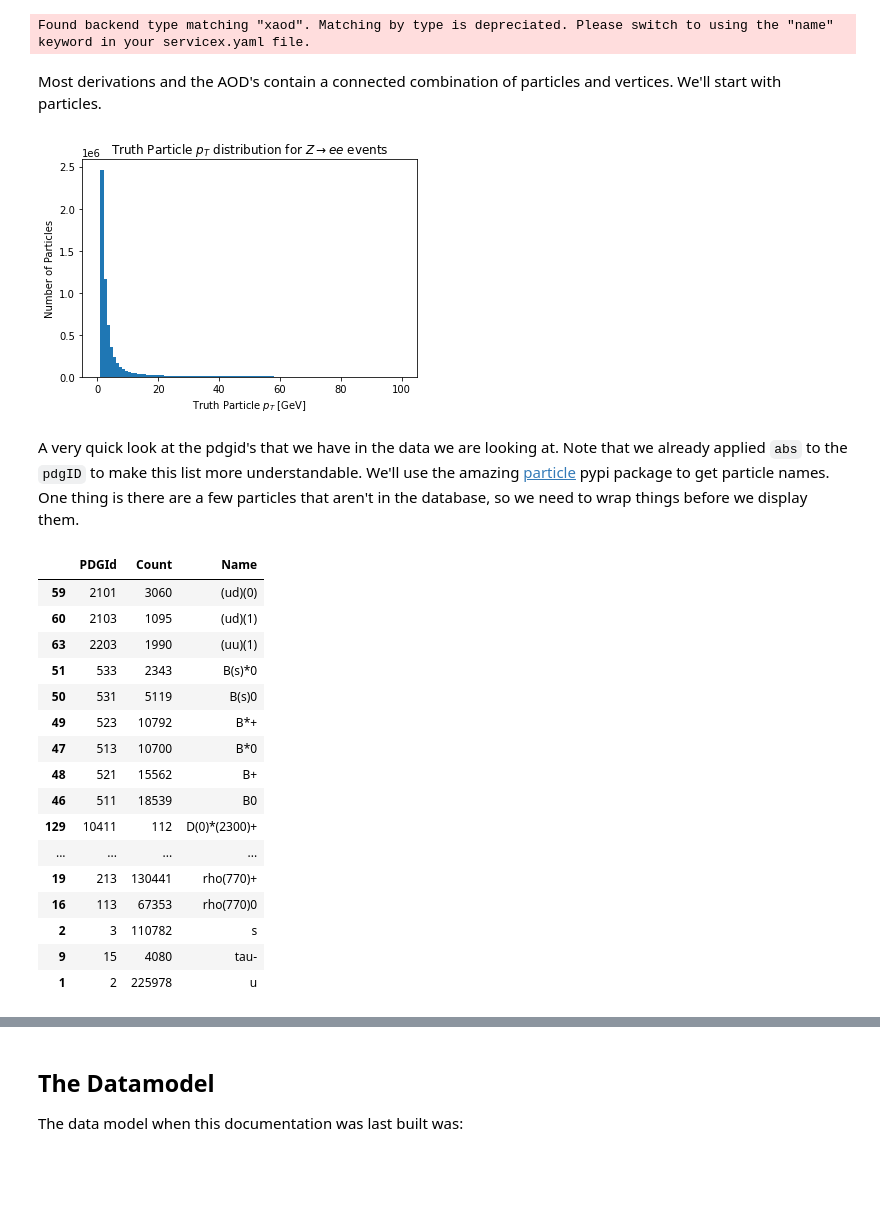
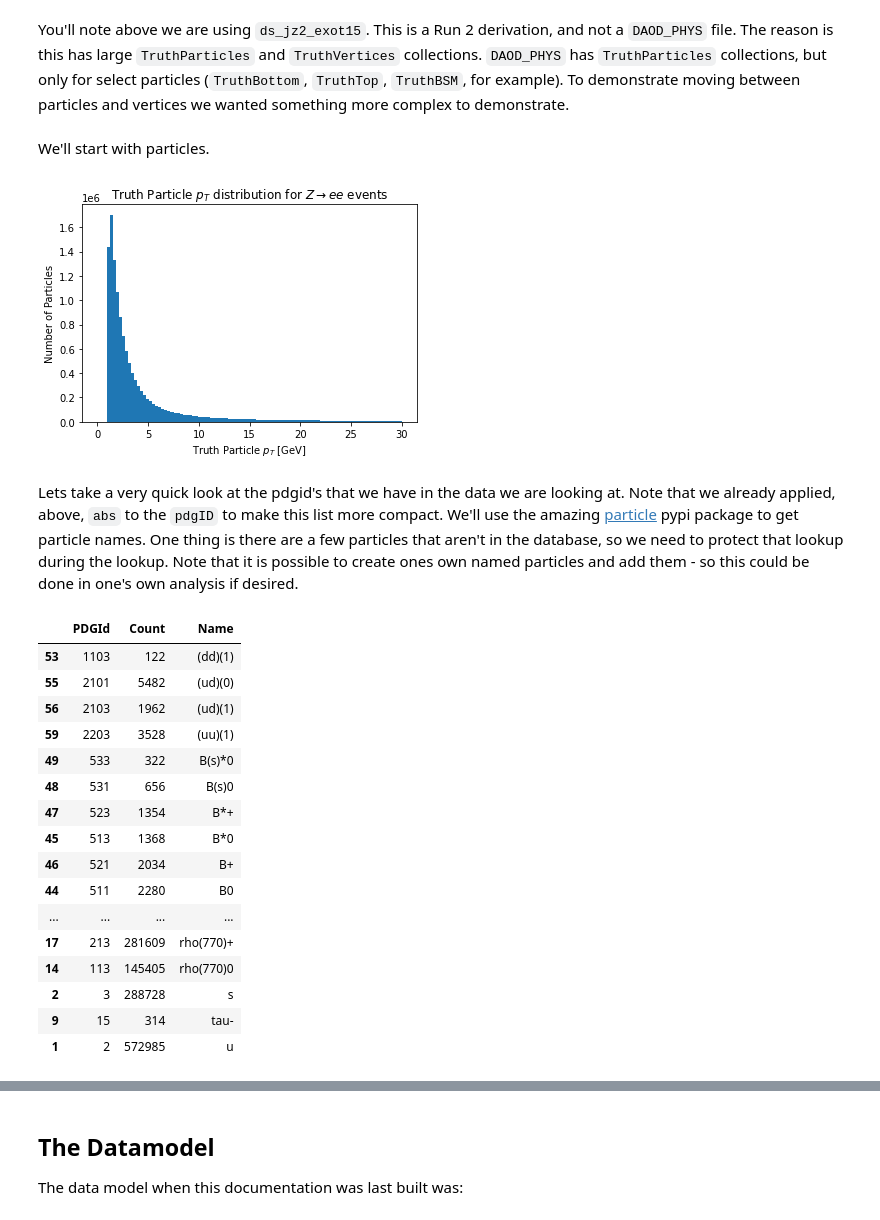
Before and after one commit to gordonwatts/xaod_usage, a Jupyter notebook: _sources/chapters/truth.ipynb, the cells around one changed output, grey strips where cells are left out. Cells and saved outputs as stored; diff of their text form; code cells hidden in the pictures; blank space fills up the shorter version.

```diff
--- a/_sources/chapters/truth.ipynb
+++ b/_sources/chapters/truth.ipynb
@@ -16,10 +20,7 @@ pd.options.display.max_rows = None
-# %%
-#ds = SXDSAtlasxAODR21(rucio_zee_r21_mc, backend='dev_xaod')
-ds = xAODLocalTyped(local_xaod_path)
-# %% [output]
-Found backend type matching "xaod". Matching by type is depreciated. Please switch to using the "name" keyword in your servicex.yaml file.
-# %% [markdown]
-Most derivations and the AOD's contain a connected combination of particles and vertices. We'll start with particles.
+# %% [markdown]
+You'll note above we are using `ds_jz2_exot15`. This is a Run 2 derivation, and not a `DAOD_PHYS` file. The reason is this has large `TruthParticles` and `TruthVertices` collections. `DAOD_PHYS` has `TruthParticles` collections, but only for select particles (`TruthBottom`, `TruthTop`, `TruthBSM`, for example). To demonstrate moving between particles and vertices we wanted something more complex to demonstrate.
+# %% [markdown]
+We'll start with particles.
 # %%
 all_particles = (ds
                  .SelectMany(lambda e: e.TruthParticles("TruthParticles"))
@@ -31,14 +32,14 @@ all_particles = (ds
                  .AsAwkwardArray()
                  .value())
 # %%
-plt.hist(all_particles.pt, bins=100, range=(0, 100))
+plt.hist(all_particles.pt, bins=100, range=(0, 30))
 plt.xlabel('Truth Particle $p_T$ [GeV]')
 plt.ylabel('Number of Particles')
-_ = plt.title('Truth Particle $p_T$ distribution for $Z\\rightarrow ee$ events')
+_ = plt.title(r'Truth Particle $p_T$ distribution for $Z\rightarrow ee$ events')
 # %% [output]
-[figure, old version]
+[figure, new version]
 # %% [markdown]
-A very quick look at the pdgid's that we have in the data we are looking at. Note that we already applied `abs` to the `pdgID` to make this list more understandable. We'll use the amazing [particle](https://pypi.org/project/particle/) pypi package to get particle names. One thing is there are a few particles that aren't in the database, so we need to wrap things before we display them.
+Lets take a very quick look at the pdgid's that we have in the data we are looking at. Note that we already applied, above, `abs` to the `pdgID` to make this list more compact. We'll use the amazing [particle](https://pypi.org/project/particle/) pypi package to get particle names. One thing is there are a few particles that aren't in the database, so we need to protect that lookup during the lookup. Note that it is possible to create ones own named particles and add them - so this could be done in one's own analysis if desired.
 # %%
 def get_pdg_name(pdgid: int) -> str:
     'Protected particle name from pdgid'
@@ -47,30 +48,32 @@ def get_pdg_name(pdgid: int) -> str:
     try:
         return Particle.from_pdgid(pdgid).name
     except:
+        # Protect against unknown particle id's
         return f'Unknown: {pdgid}'
 
+# Use a pandas DataFrame to make displaying a table of particles easy.
 unique, counts = np.unique(all_particles.pdgId, return_counts=True)
 df = pd.DataFrame({'PDGId' : unique, 'Count': counts, 'Name': [get_pdg_name(int(i)) for i in unique] })
 df['PDGId'] = df['PDGId'].astype(int)
 df[df.Count>100].sort_values('Name')
 # %% [output]
 |  | PDGId | Count | Name |
-| 59 | 2101 | 3060 | (ud)(0) |
-| 60 | 2103 | 1095 | (ud)(1) |
-| 63 | 2203 | 1990 | (uu)(1) |
-| 51 | 533 | 2343 | B(s)*0 |
-| 50 | 531 | 5119 | B(s)0 |
-| 49 | 523 | 10792 | B*+ |
-| 47 | 513 | 10700 | B*0 |
-| 48 | 521 | 15562 | B+ |
-| 46 | 511 | 18539 | B0 |
-| 129 | 10411 | 112 | D(0)*(2300)+ |
+| 53 | 1103 | 122 | (dd)(1) |
+| 55 | 2101 | 5482 | (ud)(0) |
+| 56 | 2103 | 1962 | (ud)(1) |
+| 59 | 2203 | 3528 | (uu)(1) |
+| 49 | 533 | 322 | B(s)*0 |
+| 48 | 531 | 656 | B(s)0 |
+| 47 | 523 | 1354 | B*+ |
+| 45 | 513 | 1368 | B*0 |
+| 46 | 521 | 2034 | B+ |
+| 44 | 511 | 2280 | B0 |
 | ... | ... | ... | ... |
-| 19 | 213 | 130441 | rho(770)+ |
-| 16 | 113 | 67353 | rho(770)0 |
-| 2 | 3 | 110782 | s |
-| 9 | 15 | 4080 | tau- |
-| 1 | 2 | 225978 | u |
+| 17 | 213 | 281609 | rho(770)+ |
+| 14 | 113 | 145405 | rho(770)0 |
+| 2 | 3 | 288728 | s |
+| 9 | 15 | 314 | tau- |
+| 1 | 2 | 572985 | u |
 # %% [markdown]
 ## Truth Vertices
 
```
Also changed, not shown: parts of 13 cells of this notebook, 41 other files.
